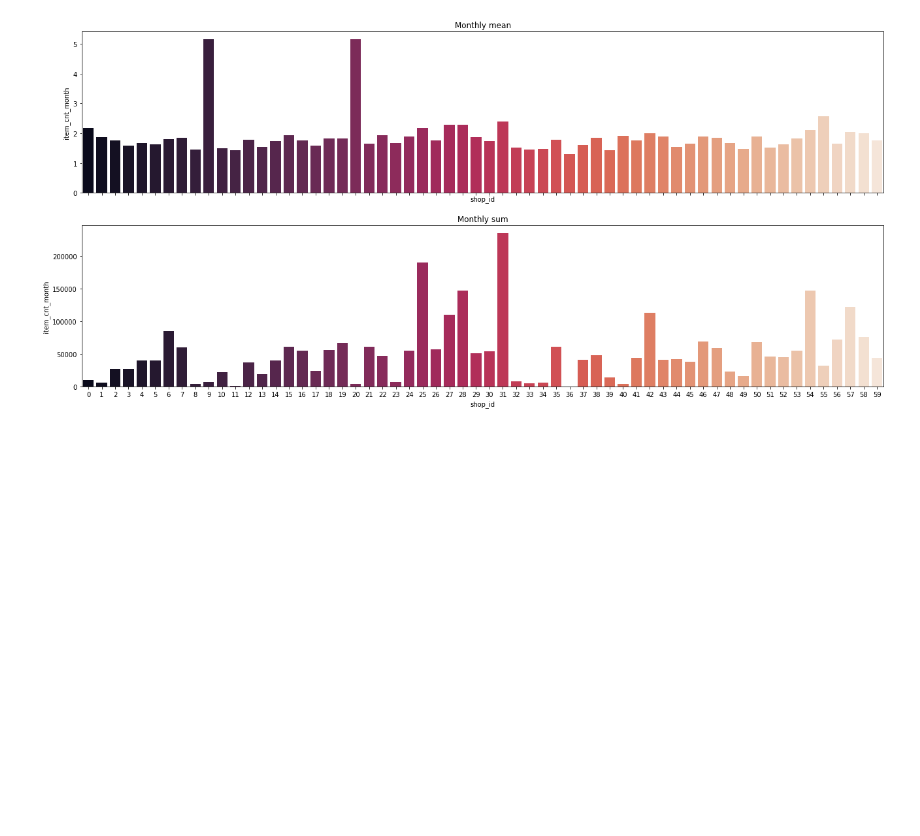
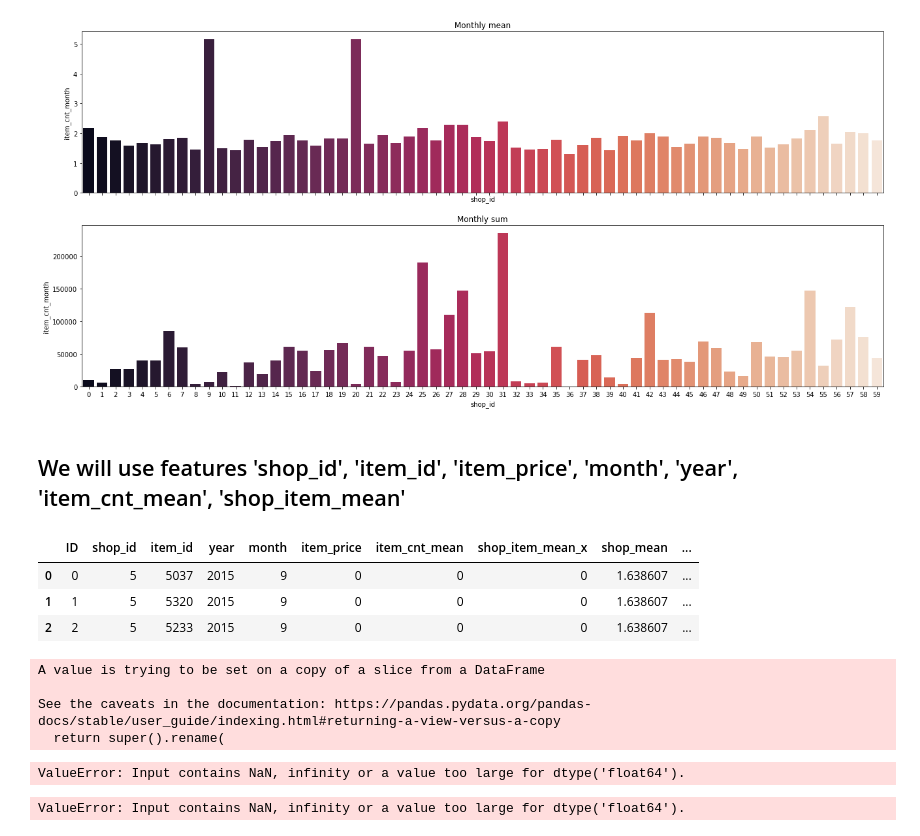
Before and after one commit to Evgeniy-2000/ML_practice_project, a Jupyter notebook: Main.ipynb, the cells around one changed output. Saved outputs shown, nothing was run; the diff lists cells and outputs as text; code cells hidden in the pictures; blank space fills up the shorter version.

```diff
--- a/Main.ipynb
+++ b/Main.ipynb
@@ -181,3 +187,66 @@ sns.barplot(x="shop_id", y="item_cnt_month", data=shop_sum, ax=axes[1], palette=
 plt.show()
 # %% [output]
 [figure]
+# %% [markdown]
+## We will use features 'shop_id', 'item_id', 'item_price', 'month', 'year', 'item_cnt_mean', 'shop_item_mean'
+# %%
+gp_shop_mean = train_grouped_by_month.groupby(['shop_id']).agg({'item_cnt_month': ['mean']})
+gp_shop_mean.columns = ['shop_mean']
+gp_shop_mean.reset_index(inplace=True)
+
+gp_item_mean = train_grouped_by_month.groupby(['item_id']).agg({'item_cnt_month': ['mean']})
+gp_item_mean.columns = ['item_mean']
+gp_item_mean.reset_index(inplace=True)
+
+gp_shop_item_mean = train_grouped_by_month.groupby(['shop_id', 'item_id']).agg({'item_cnt_month': ['mean']})
+gp_shop_item_mean.columns = ['shop_item_mean']
+gp_shop_item_mean.reset_index(inplace=True)
+
+gp_year_mean = train_grouped_by_month.groupby(['year']).agg({'item_cnt_month': ['mean']})
+gp_year_mean.columns = ['year_mean']
+gp_year_mean.reset_index(inplace=True)
+
+gp_month_mean = train_grouped_by_month.groupby(['month']).agg({'item_cnt_month': ['mean']})
+gp_month_mean.columns = ['month_mean']
+gp_month_mean.reset_index(inplace=True)
+
+train = pd.merge(train, gp_shop_mean, on=['shop_id'], how='left')
+train = pd.merge(train, gp_item_mean, on=['item_id'], how='left')
+train = pd.merge(train, gp_shop_item_mean, on=['shop_id', 'item_id'], how='left')
+train = pd.merge(train, gp_year_mean, on=['year'], how='left')
+train = pd.merge(train, gp_month_mean, on=['month'], how='left')
+
+test = pd.merge(test, gp_shop_mean, on=['shop_id'], how='left')
+test = pd.merge(test, gp_item_mean, on=['item_id'], how='left')
+test = pd.merge(test, gp_shop_item_mean, on=['shop_id', 'item_id'], how='left')
+test = pd.merge(test, gp_year_mean, on=['year'], how='left')
+test = pd.merge(test, gp_month_mean, on=['month'], how='left')
+
+X_train = train.drop(['item_cnt_day', 'date_block_num'], axis=1)
+Y_train = train['item_cnt_day'].astype(int)
+
+test.head(3)
+# %% [output]
+|  | ID | shop_id | item_id | year | month | item_price | item_cnt_mean | shop_item_mean_x | shop_mean | ... |
+| 0 | 0 | 5 | 5037 | 2015 | 9 | 0 | 0 | 0 | 1.638607 | ... |
+| 1 | 1 | 5 | 5320 | 2015 | 9 | 0 | 0 | 0 | 1.638607 | ... |
+| 2 | 2 | 5 | 5233 | 2015 | 9 | 0 | 0 | 0 | 1.638607 | ... |
+# %%
+X_train.rename(columns={"shop_mean_x": "shop_mean", "shop_item_mean_x": "shop_item_mean", \
+                        "year_mean_x": "year_mean", "month_mean_x": "month_mean", "item_mean_y": "item_mean"}, inplace=True)
+
+test.rename(columns={"shop_mean_y": "shop_mean", "item_mean_y": "item_mean", "shop_item_mean_y": "shop_item_mean", \
+                       "year_mean_y": "year_mean", "month_mean_y": "month_mean"}, inplace=True)
+
+knn_features = ['shop_mean', 'shop_item_mean', 'year_mean', 'month_mean', 'item_mean']
+
+X_train_sampled = X_train[:40000]
+Y_train_sampled = Y_train[:40000]
+
+knn_train = X_train_sampled[knn_features]
+knn_test = test[knn_features]
+# %% [output]
+A value is trying to be set on a copy of a slice from a DataFrame
+
+See the caveats in the documentation: https://pandas.pydata.org/pandas-docs/stable/user_guide/indexing.html#returning-a-view-versus-a-copy
+  return super().rename(
@@ -183,0 +258,10 @@ plt.show()
+# %%
+knn_model = KNeighborsRegressor(n_neighbors=9, leaf_size=13, n_jobs=-1)
+knn_model.fit(knn_train, Y_train_sampled)
+# %% [output]
+ValueError: Input contains NaN, infinity or a value too large for dtype('float64').
+# %%
+knn_train_pred = knn_model.predict(knn_train)
+knn_test_pred = knn_model.predict(knn_test)
+# %% [output]
+ValueError: Input contains NaN, infinity or a value too large for dtype('float64').
```
Also changed, not shown: parts of 7 cells of this notebook.
